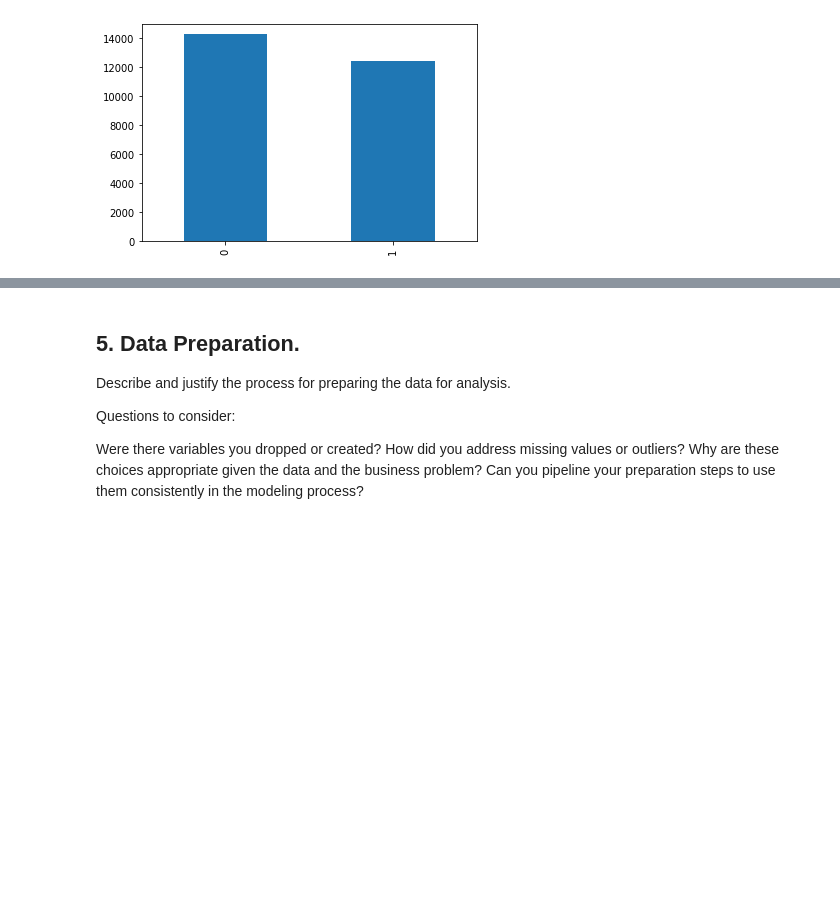
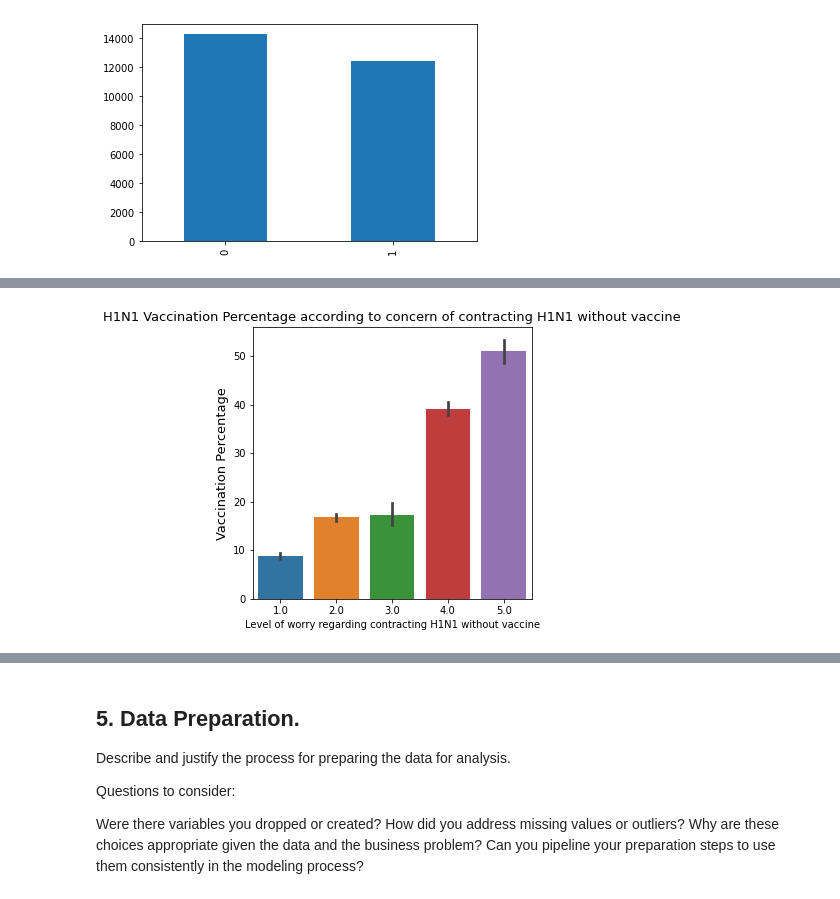
Before and after one commit to PETERNJUGU4/Njugu_Phase_3_Project, a Jupyter notebook: index.ipynb, the cells around one changed output, grey strips where cells are left out. Saved outputs shown, nothing was run; the diff lists cells and outputs as text; code cells hidden in the pictures; blank space fills up the shorter version.

```diff
--- a/index.ipynb
+++ b/index.ipynb
@@ -393,0 +397,10 @@ plt.tight_layout();
+# %%
+# Setting the size of the plot
+plt.figure(figsize = (5,5))
+# Graph showing relationship between level of concern in contracting H1N1 and vaccination percentage
+risk = sns.barplot(x=df['opinion_h1n1_risk'].dropna(), y=df['h1n1_vaccine']*100)
+risk.set_xlabel('Level of worry regarding contracting H1N1 without vaccine')
+risk.set_ylabel('Vaccination Percentage', fontsize=13)
+risk.set_title('H1N1 Vaccination Percentage according to concern of contracting H1N1 without vaccine', fontsize=13);
+# %% [output]
+[figure, added]
```
Also changed, not shown: parts of 16 cells of this notebook.
